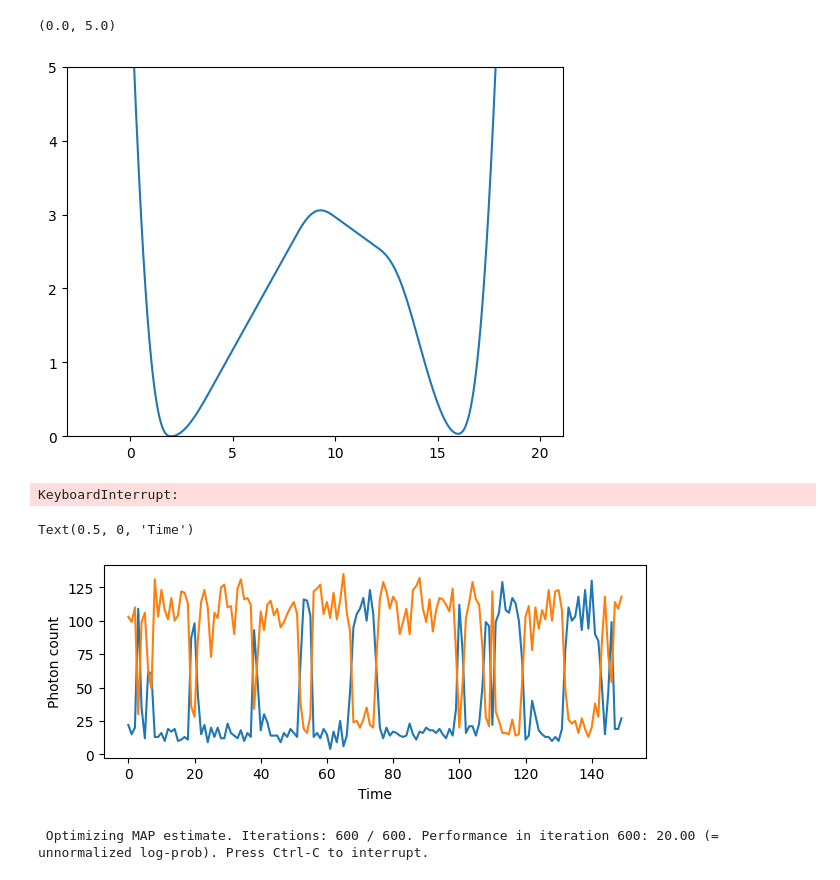
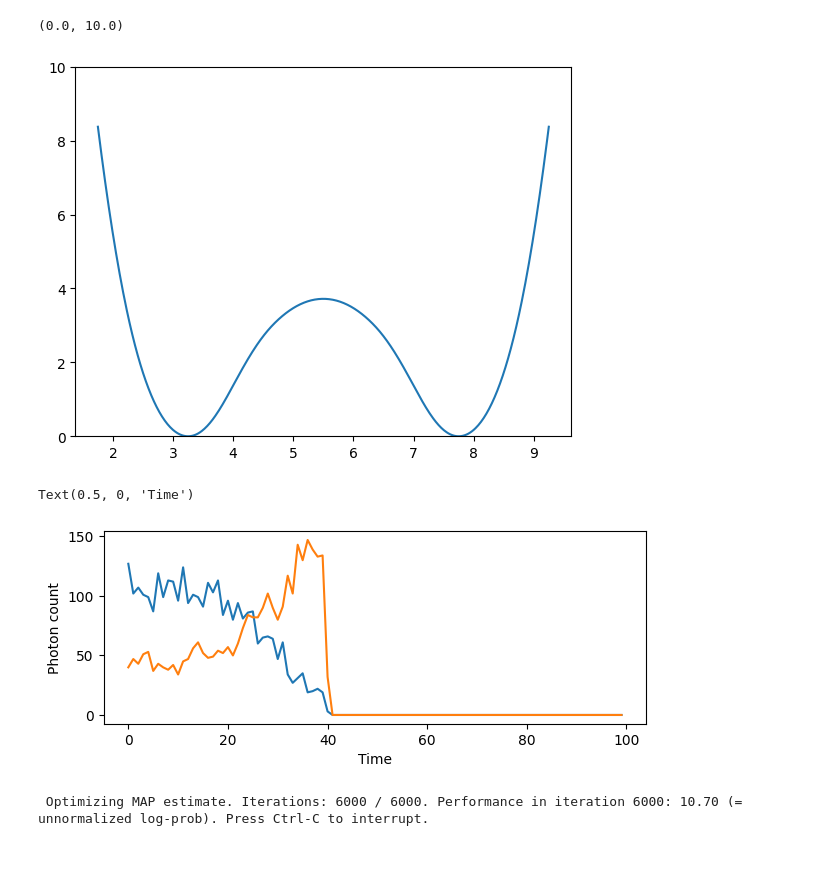
Before and after one commit to covinolab/smFRET_sbi, a Jupyter notebook: analysis/eval_likelihood_ratios.ipynb, the cells around one changed output. Saved outputs shown, nothing was run; the diff lists cells and outputs as text; code cells hidden in the pictures.

Commit message:
modified binding simulator

```diff
--- a/analysis/eval_likelihood_ratios.ipynb
+++ b/analysis/eval_likelihood_ratios.ipynb
@@ -39,14 +39,25 @@ def bin_along_time(x, n_bins=100):
         x_binned[i] = np.sum(x[i*n_per_bin:(i+1)*n_per_bin])
     return x_binned
 # %%
-cfg_path = "/home/dingeldein/Desktop/fret_sbi/smFRET_sbi/outputs/exp_1/12-06-31/"
+cfg_path = "/home/dingeldein/Desktop/fret_sbi/smFRET_sbi/outputs/exp_2/2026-04-03/19-41-31/"
 data_cfg = cfg_path + "data_config.yaml"
 device = "cuda" if torch.cuda.is_available() else "cpu"
 # %%
 prior = generate_posterior_prior_from_config(data_cfg, device=device)
 eval_force = eval_force_from_config(data_cfg)
 eval_free_energy = eval_free_energy_from_config(data_cfg)
-fret_simulator = smFRET_simulator_wrapper_from_config(data_cfg)
+data_cfg = OmegaConf.load(data_cfg)
+
+if data_cfg.simulator.mode == "equilibrium":
+    fret_simulator = smFRET_simulator_wrapper_from_config(data_cfg)
+elif data_cfg.simulator.mode == "binding":
+    _fret_simulator = binding_simulator_wrapper_from_config(data_cfg)
+
+    def fret_simulator(params):
+        trajectory, length = _fret_simulator(params)
+        return trajectory
 # %%
-true_params = torch.tensor([0.1, -.5, -0.5, -0.5, 0.2, 0.2, 1.0,  7, 2.00, 0.0100,  0.01000,  0.9500,  0.9500,  0.9000,  0.9000,  0.1000,  0.1000], dtype=torch.float64)
+true_params = torch.tensor([-1.0, -3.0, -1.5, -0.0, 1.5, 3.0, 6.0, 400.00, 0.0100,  0.01000,  0.9500,  0.9500,  0.9000,  0.9000,  0.1000,  0.1000], dtype=torch.float64)
+#true_params = torch.tensor([0.1, -.5, -0.5, -0.5, 0.2, 0.2, 1.0,  7, 2.00, 0.0100,  0.01000,  0.9500,  0.9500,  0.9000,  0.9000,  0.1000,  0.1000], dtype=torch.float64)
+#true_params = torch.tensor([0.1, -.5, -0.5, -0.5, 0.2, 0.2, 1.0,  7, 2.00, 0.0100,  0.01000,  0.9500,  0.9500,  0.9000,  0.9000,  0.1000,  0.1000], dtype=torch.float64)
 # %%
@@ -61,14 +76,13 @@ plt.plot(x, y)
 # %%
 x, y = eval_free_energy(
     params=true_params,
-    x_eval=np.linspace(-2, 20, 1000),
+    x_eval=x_eval,
 )
-plt.plot(x, y - y.min())
-
-plt.ylim(-0, 5)
+plt.plot(x, y - np.min(y))
+plt.ylim(0, 10)
 # %% [output]
-(0.0, 5.0)
+(0.0, 10.0)
-[figure, old version]
+[figure, new version]
 # %%
 from multiprocessing import Pool
 import os
@@ -76,22 +90,20 @@ import os
 def _init_worker():
     np.random.seed(os.getpid())  # unique seed per worker so x_init differs
 
-with Pool(processes=24, initializer=_init_worker) as pool:
-    results = pool.map(fret_simulator, [true_params] * 5)
-
+with Pool(processes=10, initializer=_init_worker) as pool:
+    raw = pool.map(_fret_simulator, [true_params] * 1000)
+results = [r[0] for r in raw if r is not None][:20]
 observation = torch.stack(results)
-# %% [output]
-KeyboardInterrupt:
 # %%
-idx = 0
+idx = 11
 plt.figure(figsize=(7, 2.5))
-plt.plot(bin_along_time(observation[idx, :, 0].numpy(), n_bins=150), label="Donor")
-plt.plot(bin_along_time(observation[idx, :, 1].numpy(), n_bins=150), label="acceptor")
+plt.plot(bin_along_time(observation[idx, :, 0].numpy(), n_bins=100), label="Donor")
+plt.plot(bin_along_time(observation[idx, :, 1].numpy(), n_bins=100), label="acceptor")
 plt.ylabel("Photon count")
 plt.xlabel("Time")
 # %% [output]
 Text(0.5, 0, 'Time')
-[figure, old version]
+[figure, new version]
 # %%
 try:
     with open(cfg_path + "ratio_estimator.pkl", "rb") as f:
@@ -172,14 +184,14 @@ samples = posterior.sample(
 ).cpu()
 # %%
 map_estimate = posterior.map(
-    num_iter=600,
+    num_iter=6000,
     num_init_samples=1000,
-    learning_rate=0.005,
+    learning_rate=0.0001,
     show_progress_bars=True,
     force_update=True
 )
 # %% [output]
- Optimizing MAP estimate. Iterations: 600 / 600. Performance in iteration 600: 20.00 (= unnormalized log-prob). Press Ctrl-C to interrupt.
+ Optimizing MAP estimate. Iterations: 6000 / 6000. Performance in iteration 6000: 10.70 (= unnormalized log-prob). Press Ctrl-C to interrupt.
 # %%
 _ = analysis.pairplot(
     samples,
```
Also changed, not shown: parts of 5 cells of this notebook, 6 other files.
